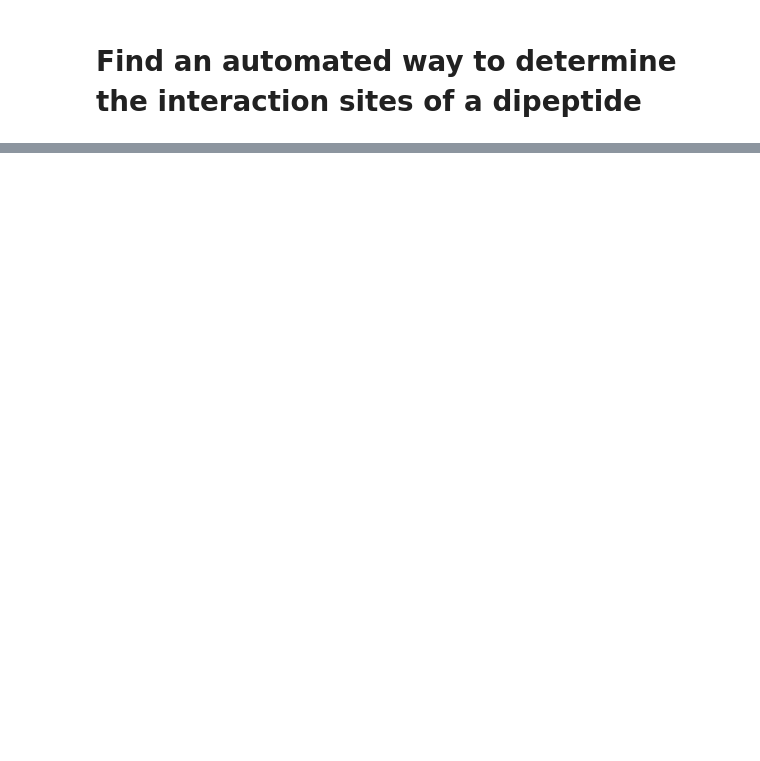
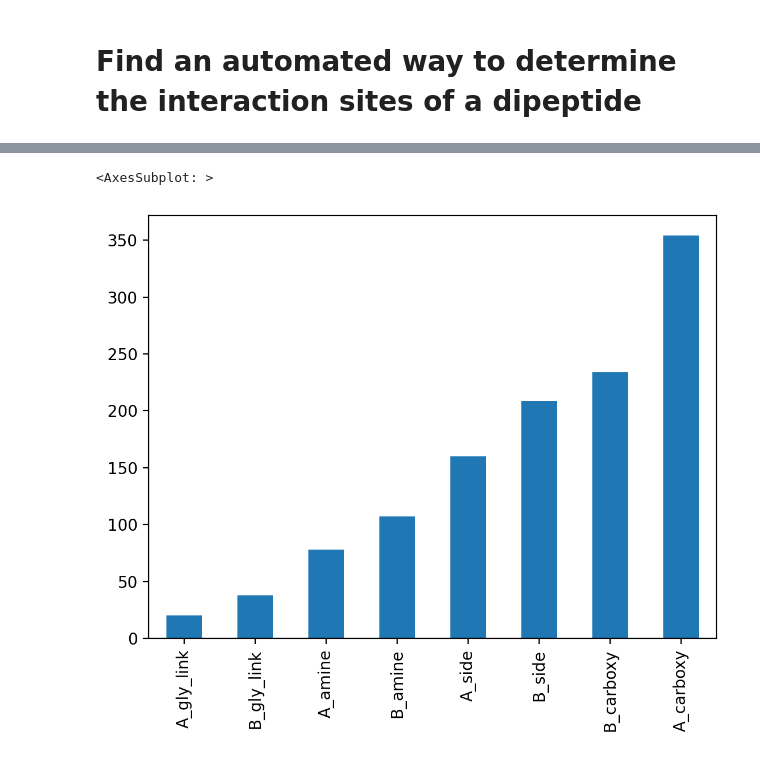
Before and after one commit to ChemRacer/dipeptide_co2, a Jupyter notebook: interaction_sites.ipynb, the cells around one changed output, grey strips where cells are left out. Drawn from its saved outputs; the diff is of its cells as text; code cells hidden in the pictures; blank space fills up the shorter version.

```diff
--- a/interaction_sites.ipynb
+++ b/interaction_sites.ipynb
@@ -542,0 +734,5 @@ inter_dict[scuffed[0]]
+# %%
+df_X.sum().sort_values().plot.bar()
+# %% [output]
+<AxesSubplot: >
+[figure, added]
```
Also changed, not shown: parts of 35 cells of this notebook, 1 other file.
